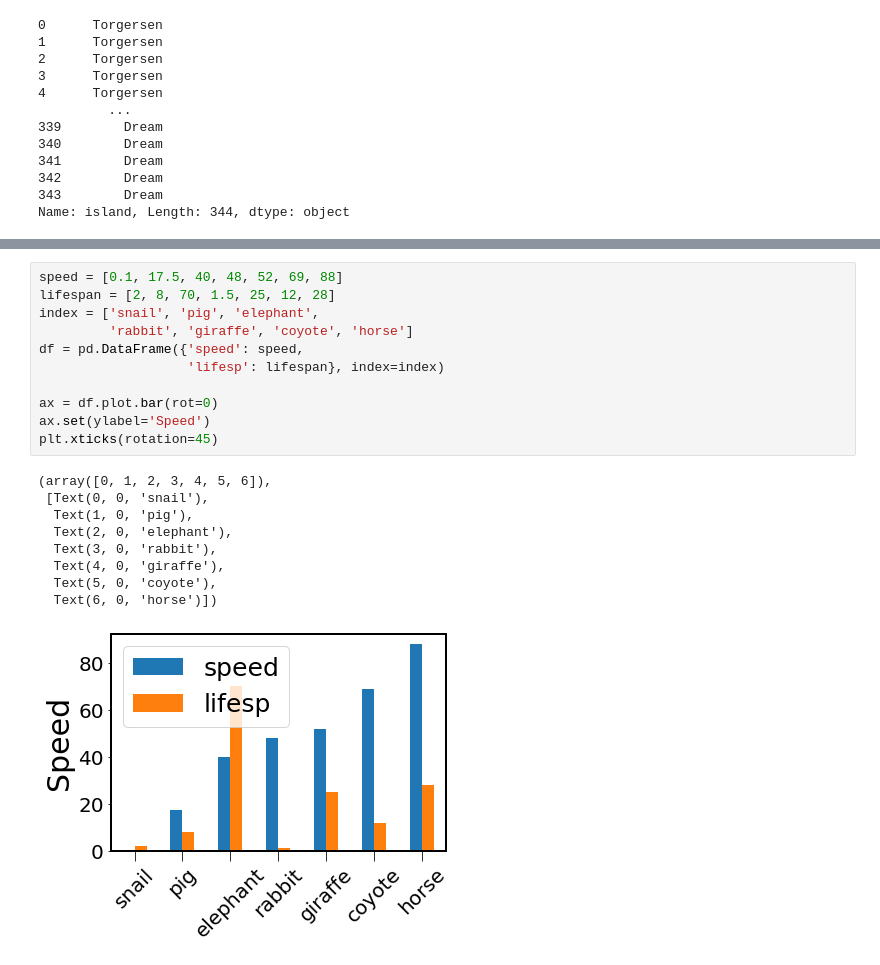
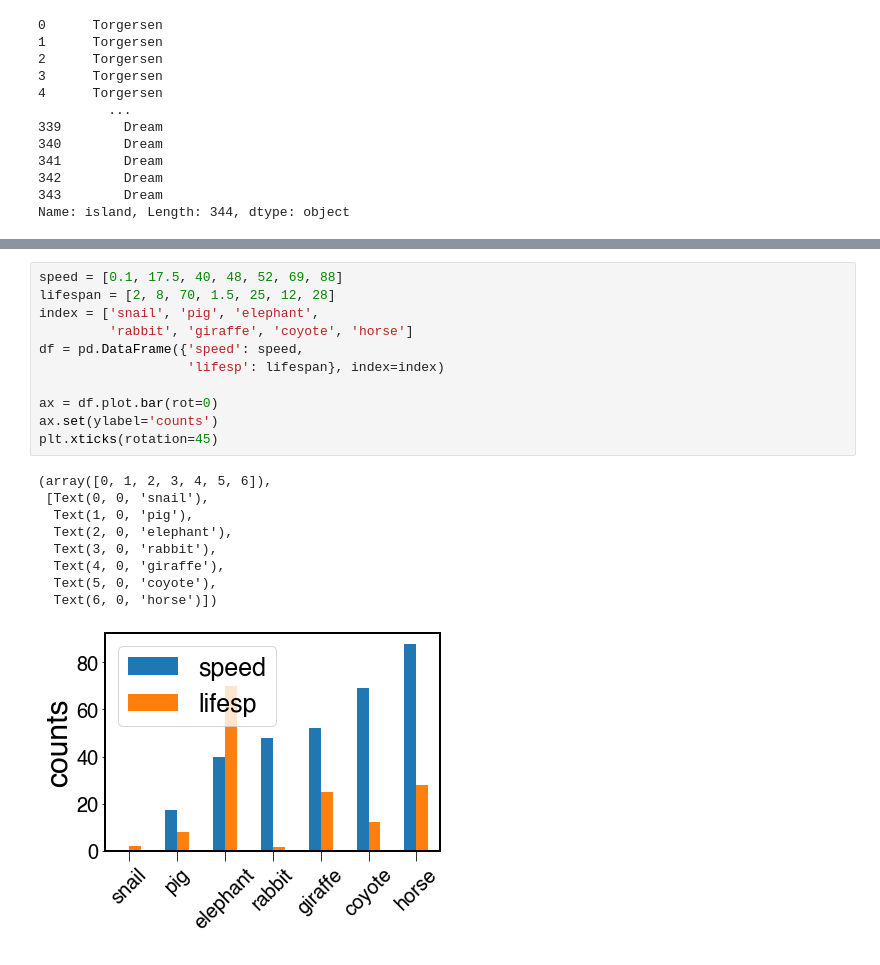
Before and after one commit to RosiNantis/Projects_from_Spiced_personal, a Jupyter notebook: Week_1/spiced_encounters/07-desc/Encounters_plot_figures.ipynb, the cells around one changed output, grey strips where cells are left out. Cells and saved outputs as stored; diff of their text form.

```diff
--- a/Week_1/spiced_encounters/07-desc/Encounters_plot_figures.ipynb
+++ b/Week_1/spiced_encounters/07-desc/Encounters_plot_figures.ipynb
@@ -71,21 +70,21 @@ plt.legend(['Female','Male'], loc='center left', bbox_to_anchor=(1, 0.5),bordera
 # %%
 speed = [0.1, 17.5, 40, 48, 52, 69, 88]
 lifespan = [2, 8, 70, 1.5, 25, 12, 28]
 index = ['snail', 'pig', 'elephant',
          'rabbit', 'giraffe', 'coyote', 'horse']
 df = pd.DataFrame({'speed': speed,
                    'lifesp': lifespan}, index=index)
 
 ax = df.plot.bar(rot=0)
-ax.set(ylabel='Speed')
+ax.set(ylabel='counts')
 plt.xticks(rotation=45)
 # %% [output]
 (array([0, 1, 2, 3, 4, 5, 6]),
  [Text(0, 0, 'snail'),
   Text(1, 0, 'pig'),
   Text(2, 0, 'elephant'),
   Text(3, 0, 'rabbit'),
   Text(4, 0, 'giraffe'),
   Text(5, 0, 'coyote'),
   Text(6, 0, 'horse')])
-[figure, old version]
+[figure, new version]
```
Also changed, not shown: parts of 3 cells of this notebook, 5 other files.
